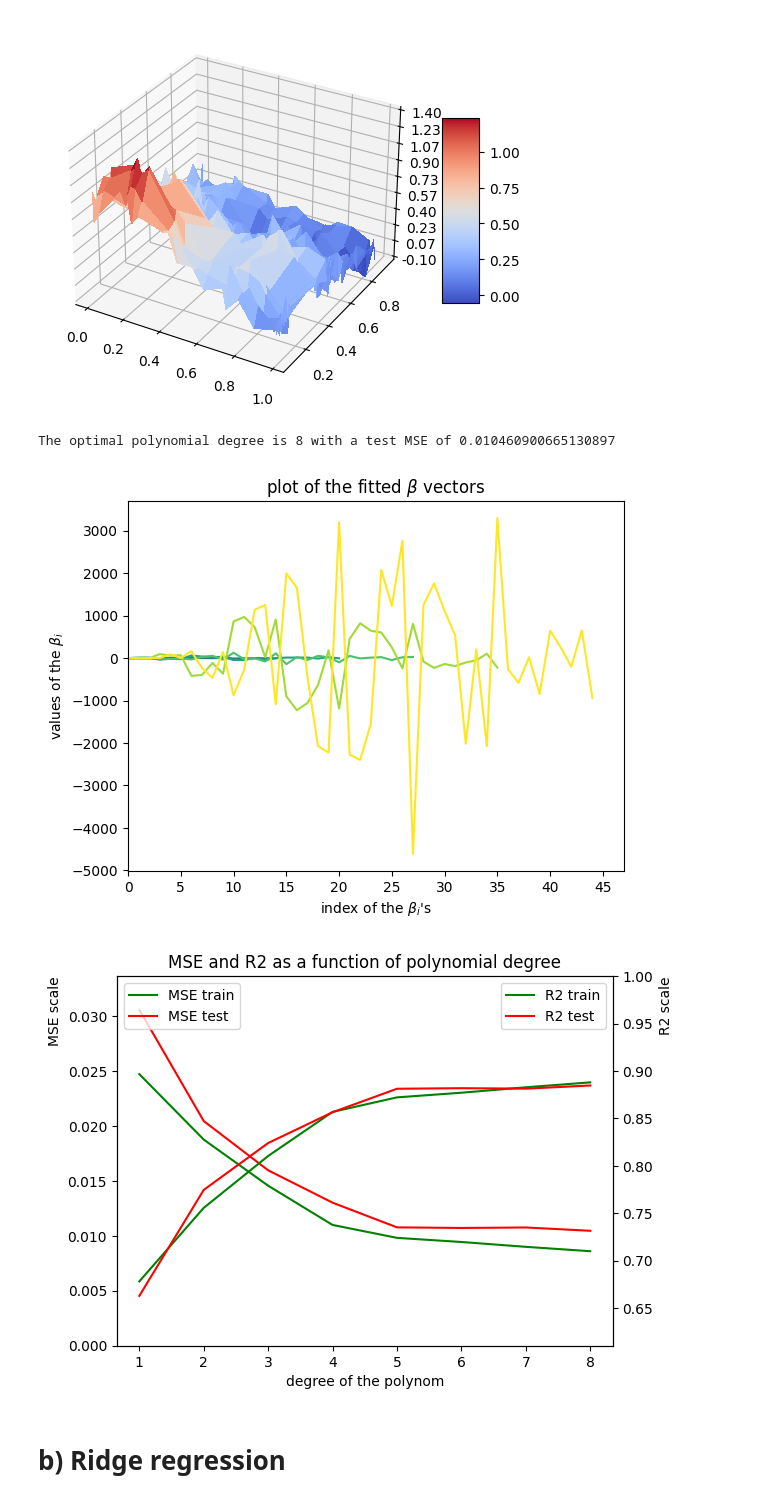
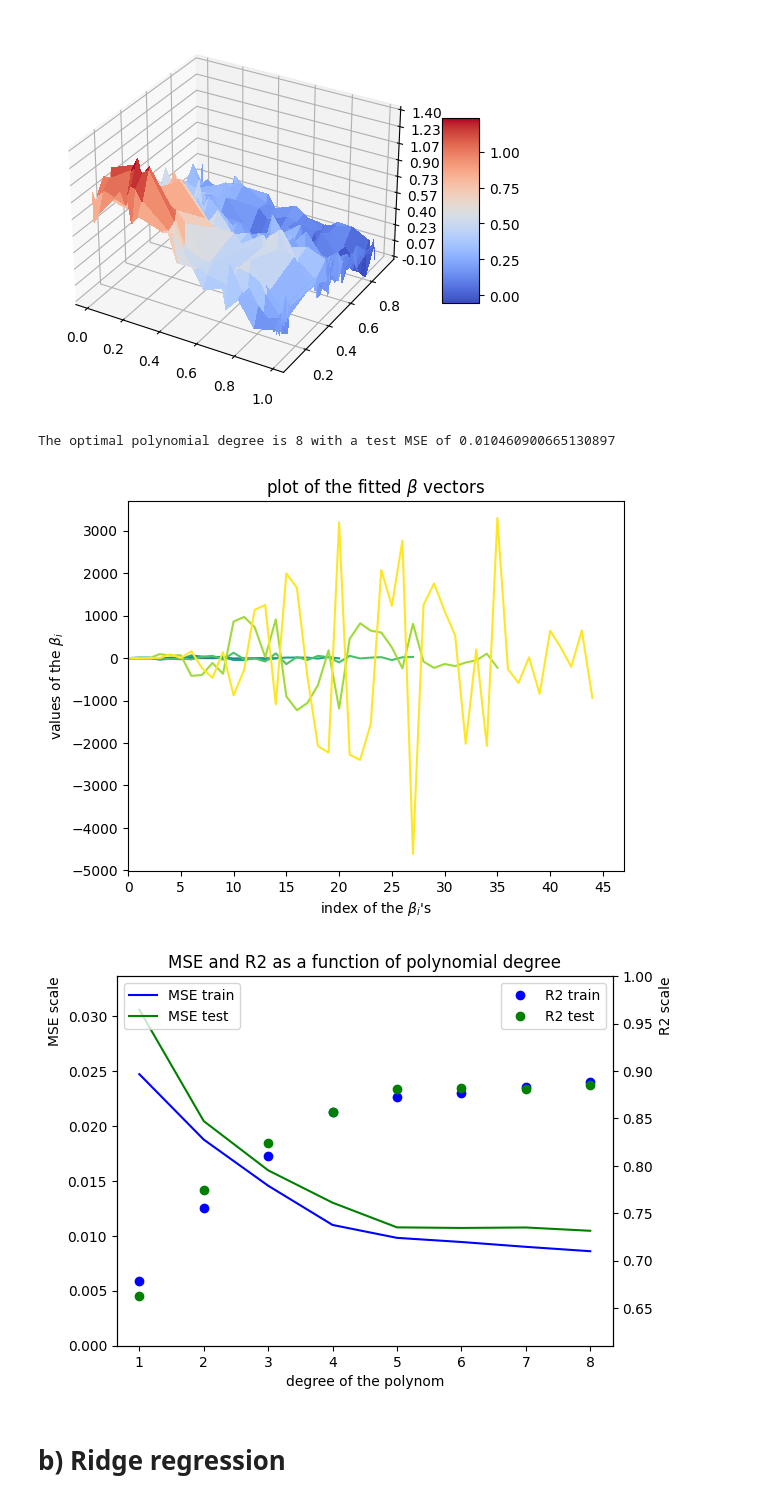
Before and after one commit to alessiasanfelici/FYS-STK4155-Project-1, a Jupyter notebook: exercisesabc.ipynb, the cells around one changed output. Cells and saved outputs as stored; diff of their text form; code cells hidden in the pictures.

```diff
--- a/exercisesabc.ipynb
+++ b/exercisesabc.ipynb
@@ -152,39 +152,39 @@ plt.xticks(xax)
 ax2 = ax1.twinx()
 ax2.set_ylim(np.min(rsqr_train)*0.9, 1)
 ax1.set_ylim(0, np.max(MSE_test)*1.1)
-ax1.plot(xax, MSE_train, 'g-', label='MSE train')
-ax1.plot(xax, MSE_test, 'r-', label='MSE test')
-ax2.plot(xax, rsqr_train, 'g-', label='R2 train')
-ax2.plot(xax, rsqr_test, 'r-', label='R2 test')
+ax1.plot(xax, MSE_train, 'b-', label='MSE train')
+ax1.plot(xax, MSE_test, 'g-', label='MSE test')
+ax2.plot(xax, rsqr_train, 'bo', label='R2 train')
+ax2.plot(xax, rsqr_test, 'go', label='R2 test')
 ax1.legend(loc='upper left')
 ax2.legend(loc='upper right')
 ax1.set_ylabel('MSE scale', loc='top')
 ax2.set_ylabel('R2 scale', loc='top')
 plt.title('MSE and R2 as a function of polynomial degree')
 
 # plot the beta
 
 fig3 = fig.subplots()
 xax2 = np.arange(0, len(X)+2, 5)
 fig3.set_xticks(xax2)
 fig3.set_xlim(0, X.shape[1]+2)
 beta_list = np.nan_to_num(beta_list)
 colors = plt.cm.viridis(np.linspace(0, 1, degree))
 for i in range(len(beta_list)):
 	fig3.plot(np.append(z_scaler, beta_list[i]), color=colors[i])
 fig3.set_ylabel("values of the " + r'$\beta_i$')
 fig3.set_xlabel("index of the " + r'$\beta_i$' + "'s")
 fig3.set_title("plot of the fitted " + r'$\beta$' + " vectors")
 
 plt.savefig("abc_OLS.png")
 
 MSE_opt_OLS , para_opt_OLS = MSE_test.min(), MSE_test.argmin()
 
 print("The optimal polynomial degree is "+str(para_opt_OLS+1)+" with a test MSE of "+str(MSE_opt_OLS))
 # %% [output]
 The optimal polynomial degree is 8 with a test MSE of 0.010460900665130897
 [figure]
-[figure, old version]
+[figure, new version]
 # %%
 ## TESTING OLS
 
```
Also changed, not shown: parts of 2 cells of this notebook.
